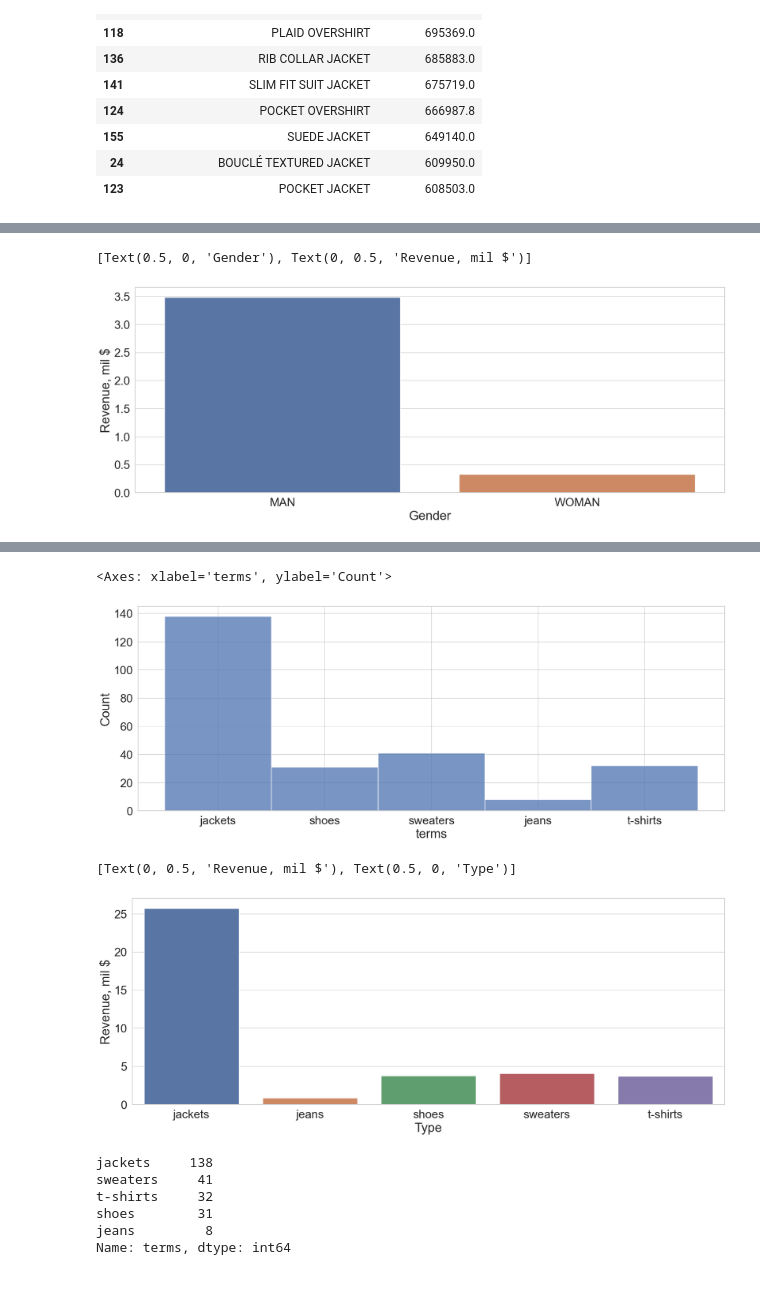
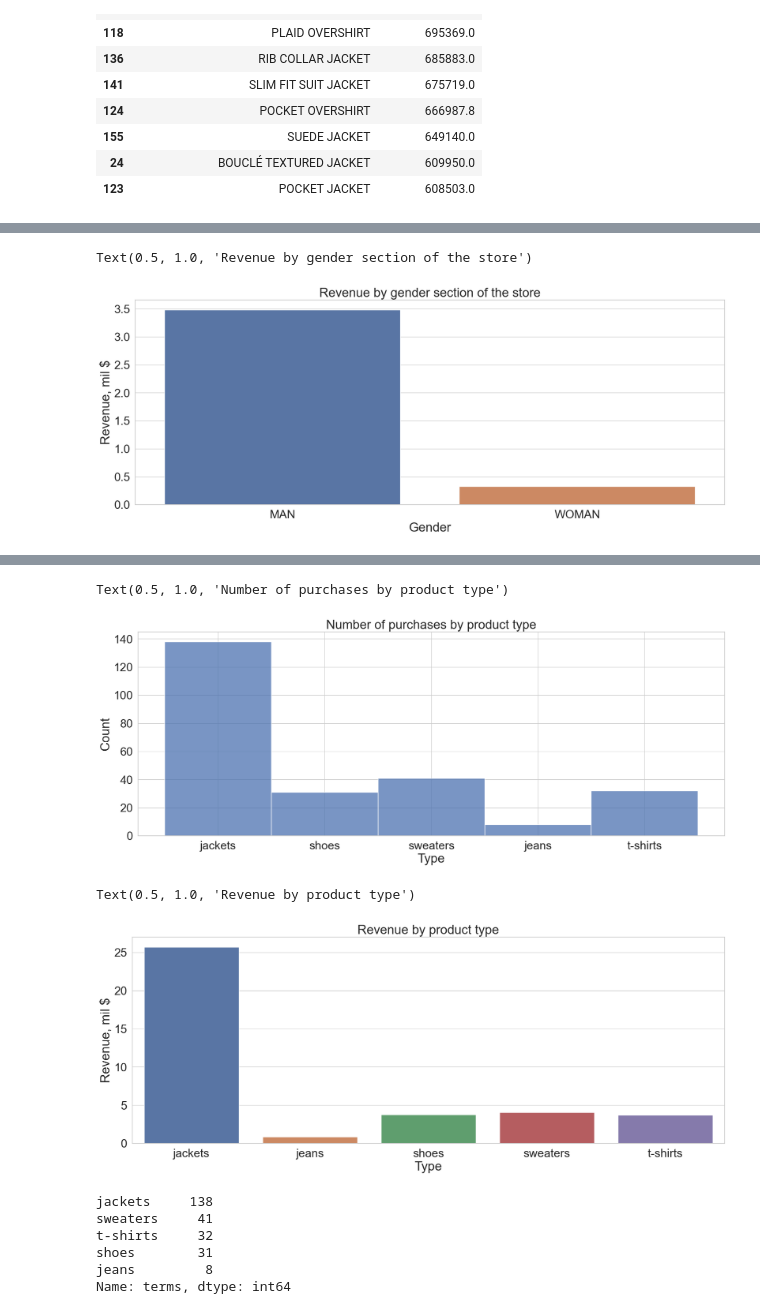
Before and after one commit to Kelebrimbor/Analytics, a Jupyter notebook: Zara_sales/Kaggle_Zara_sales.ipynb, the cells around one changed output, grey strips where cells are left out. Saved outputs shown, nothing was run; the diff lists cells and outputs as text; code cells hidden in the pictures; blank space fills up the shorter version.

```diff
--- a/Zara_sales/Kaggle_Zara_sales.ipynb
+++ b/Zara_sales/Kaggle_Zara_sales.ipynb
@@ -250,20 +255,22 @@ sns.countplot(sales, x = "section")
 # %%
 rev_by_gender_df = sales \
     .groupby('section', as_index=False) \
     .revenue_by_item.sum() \
     .rename(columns={'revenue_by_item':'revenue'})
 
 rev_by_gender_df['revenue_share'] = np.round(rev_by_gender_df.revenue / rev_by_gender_df.revenue.sum() * 100,1)
 
 # Создаем датафрейм с выручкой по гендерам rev_by_gender_df
 # и отдельно столбец с долей выручки каждого отдела продаж (М и Ж) revenue_share
 
 ax1 = sns.barplot(x=rev_by_gender_df.section, y=rev_by_gender_df.revenue /10000000)
 ax1.set(xlabel='Gender', ylabel='Revenue, mil $')
+ax1.set_title('''Revenue by gender section of the store''')
+
 # Выручка, принесенная мужским и женским отделами
 # %% [output]
-[Text(0.5, 0, 'Gender'), Text(0, 0.5, 'Revenue, mil $')]
+Text(0.5, 1.0, 'Revenue by gender section of the store')
-[figure, old version]
+[figure, new version]
 # %%
 count_purch_by_gender_df = sales \
     .groupby('section', as_index=False) \
@@ -297,12 +305,13 @@ gender_df
 # %%
 # Рассмотрим теперь данные по категории товаров - колонке terms
 # %%
-sns.histplot(sales.terms)
+ax1_2 = sns.histplot(sales.terms.rename('Type'))
+ax1_2.set_title('''Number of purchases by product type''')
 
 # Построим распределение количества товаров по их типу
 # %% [output]
-<Axes: xlabel='terms', ylabel='Count'>
+Text(0.5, 1.0, 'Number of purchases by product type')
-[figure, old version]
+[figure, new version]
 # %%
 ax2_0 = sns.barplot(x = sales \
                       .groupby('terms', as_index=False) \
@@ -314,11 +323,12 @@ ax2_0 = sns.barplot(x = sales \
                       .revenue_by_item / 1000000)
 
 ax2_0.set(ylabel = 'Revenue, mil $', xlabel = 'Type')
+ax2_0.set_title('''Revenue by product type''')
 
 # Распределение выручки по типу товаров. Очевидный лидер - jackets. Попробуем разобраться почему это так
 # %% [output]
-[Text(0, 0.5, 'Revenue, mil $'), Text(0.5, 0, 'Type')]
+Text(0.5, 1.0, 'Revenue by product type')
-[figure, old version]
+[figure, new version]
 # %%
 sales.terms.value_counts()
 
```
Also changed, not shown: parts of 35 cells of this notebook.
